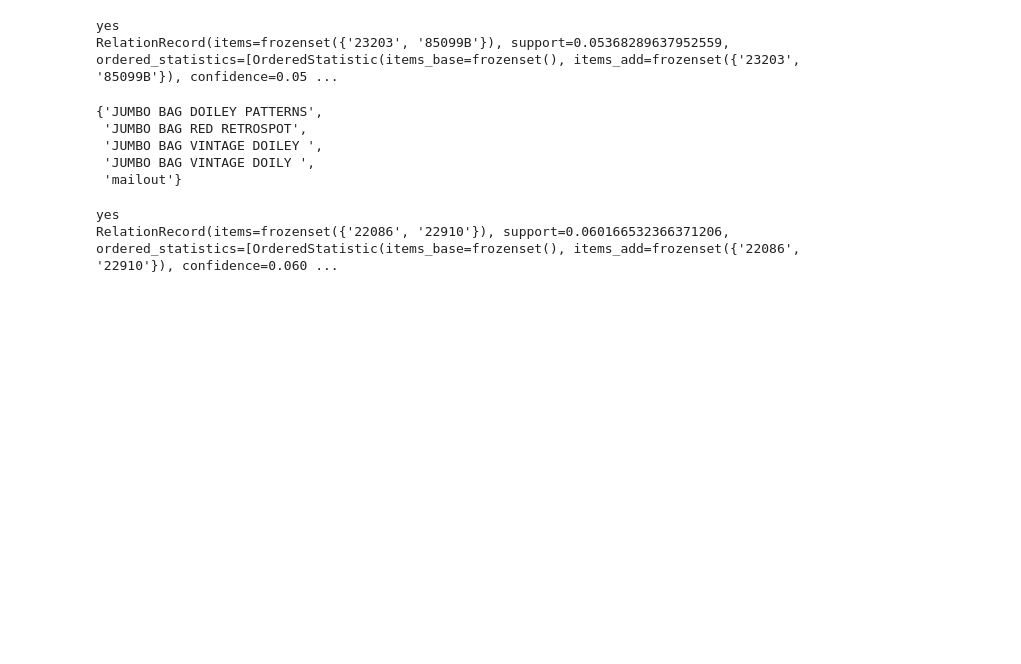
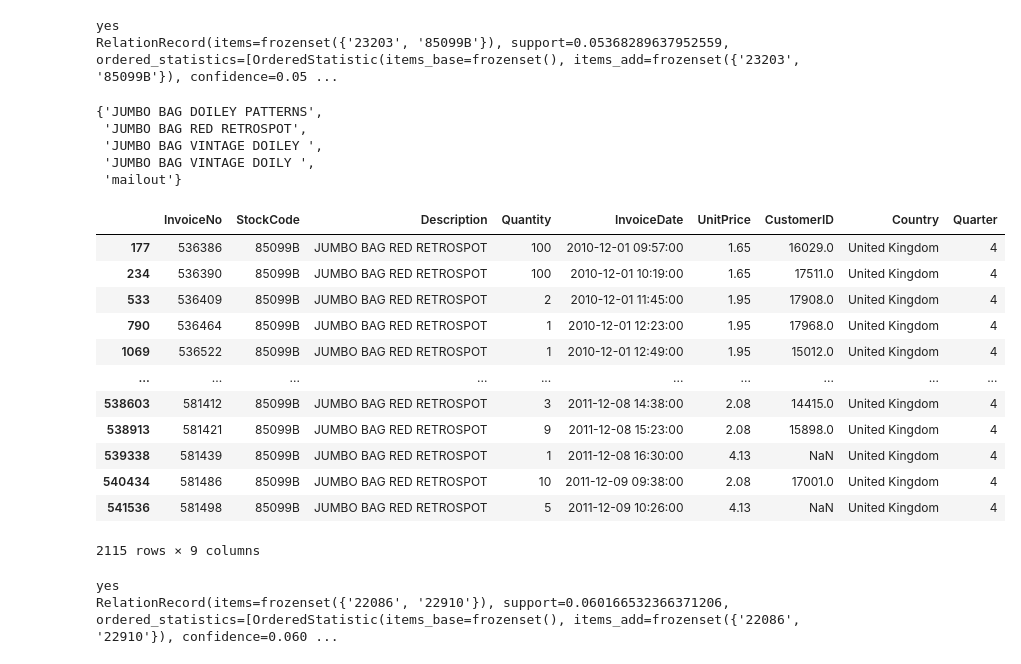
Before and after one commit to Meaiie/bsc_dpdm24, a Jupyter notebook: HW3_BSC_DPDM.ipynb, the cells around one changed output. Cells and saved outputs as stored; diff of their text form; code cells hidden in the pictures; blank space fills up the shorter version.

```diff
--- a/HW3_BSC_DPDM.ipynb
+++ b/HW3_BSC_DPDM.ipynb
@@ -642,6 +642,22 @@ finditems('23203', '85099B')
  'JUMBO BAG VINTAGE DOILEY ',
  'JUMBO BAG VINTAGE DOILY ',
  'mailout'}
+# %%
+mk_df2[mk_df2['StockCode'] == '85099B']
+# %% [output]
+|  | InvoiceNo | StockCode | Description | Quantity | InvoiceDate | UnitPrice | CustomerID | Country | Quarter |
+| 177 | 536386 | 85099B | JUMBO BAG RED RETROSPOT | 100 | 2010-12-01 09:57:00 | 1.65 | 16029.0 | United Kingdom | 4 |
+| 234 | 536390 | 85099B | JUMBO BAG RED RETROSPOT | 100 | 2010-12-01 10:19:00 | 1.65 | 17511.0 | United Kingdom | 4 |
+| 533 | 536409 | 85099B | JUMBO BAG RED RETROSPOT | 2 | 2010-12-01 11:45:00 | 1.95 | 17908.0 | United Kingdom | 4 |
+| 790 | 536464 | 85099B | JUMBO BAG RED RETROSPOT | 1 | 2010-12-01 12:23:00 | 1.95 | 17968.0 | United Kingdom | 4 |
+| 1069 | 536522 | 85099B | JUMBO BAG RED RETROSPOT | 1 | 2010-12-01 12:49:00 | 1.95 | 15012.0 | United Kingdom | 4 |
+| ... | ... | ... | ... | ... | ... | ... | ... | ... | ... |
+| 538603 | 581412 | 85099B | JUMBO BAG RED RETROSPOT | 3 | 2011-12-08 14:38:00 | 2.08 | 14415.0 | United Kingdom | 4 |
+| 538913 | 581421 | 85099B | JUMBO BAG RED RETROSPOT | 9 | 2011-12-08 15:23:00 | 2.08 | 15898.0 | United Kingdom | 4 |
+| 539338 | 581439 | 85099B | JUMBO BAG RED RETROSPOT | 1 | 2011-12-08 16:30:00 | 4.13 | NaN | United Kingdom | 4 |
+| 540434 | 581486 | 85099B | JUMBO BAG RED RETROSPOT | 10 | 2011-12-09 09:38:00 | 2.08 | 17001.0 | United Kingdom | 4 |
+| 541536 | 581498 | 85099B | JUMBO BAG RED RETROSPOT | 5 | 2011-12-09 10:26:00 | 4.13 | NaN | United Kingdom | 4 |
+2115 rows × 9 columns
 # %%
 # กรองข้อมูลเฉพาะที่ quarter = 4
 EU4_data = EU_data[EU_data['Quarter'] == 4]
```
